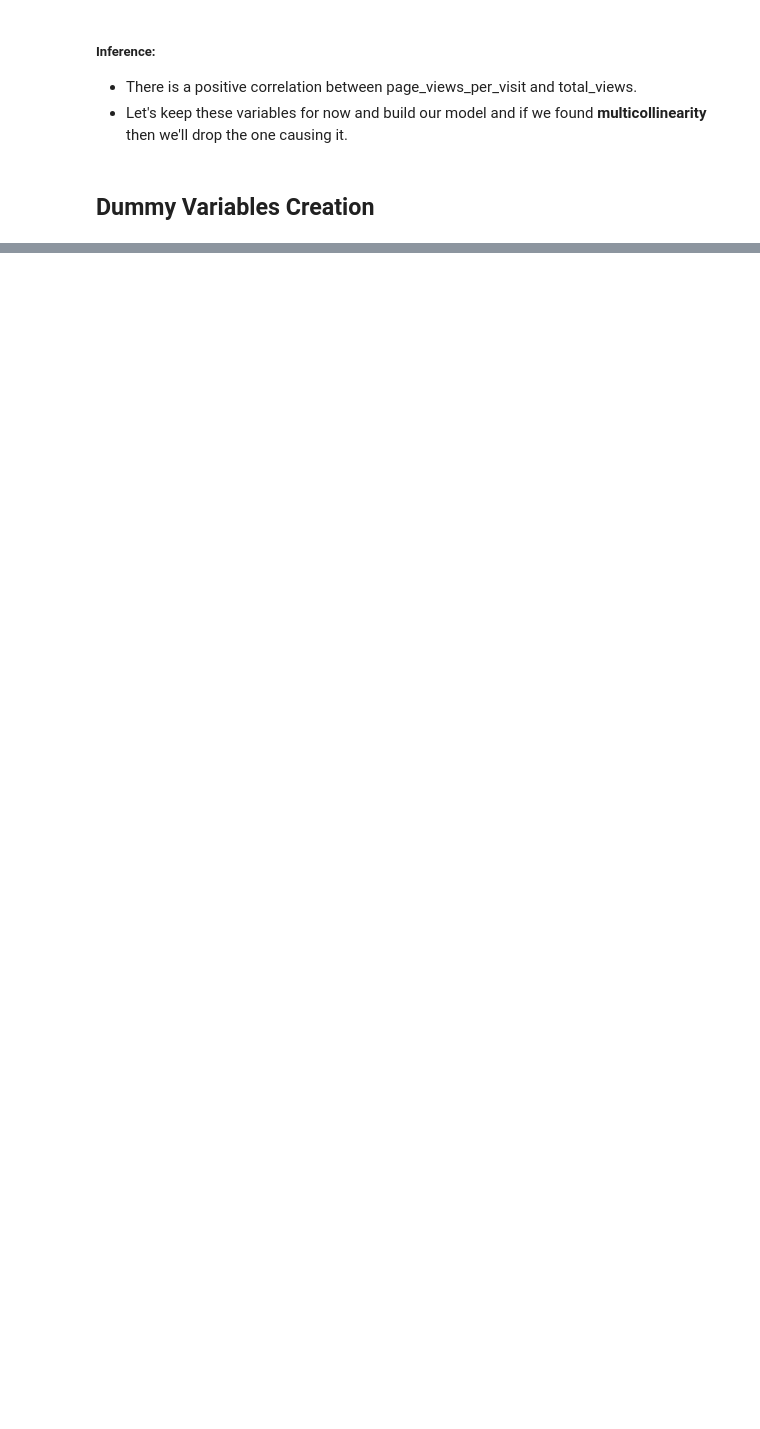
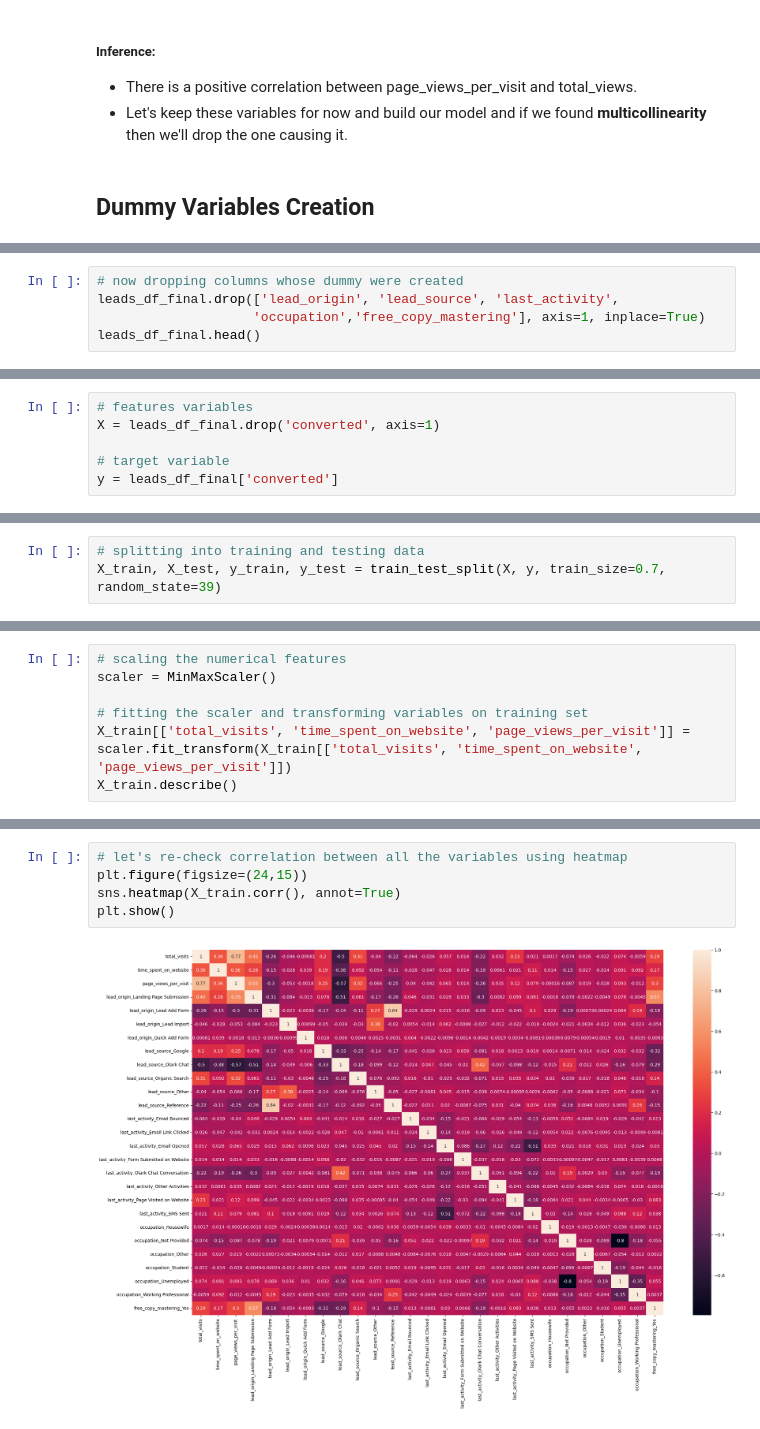
Before and after one commit to parashardevesh/lead_scoring, a Jupyter notebook: Lead_Scoring.ipynb, the cells around one changed output, grey strips where cells are left out. Saved outputs shown, nothing was run; the diff lists cells and outputs as text; blank space fills up the shorter version.

```diff
--- a/Lead_Scoring.ipynb
+++ b/Lead_Scoring.ipynb
@@ -819,0 +852,5 @@ plt.show()
+# %%
+# now dropping columns whose dummy were created
+leads_df_final.drop(['lead_origin', 'lead_source', 'last_activity',
+                    'occupation','free_copy_mastering'], axis=1, inplace=True)
+leads_df_final.head()
@@ -819,0 +871,6 @@ plt.show()
+# %%
+# features variables
+X = leads_df_final.drop('converted', axis=1)
+
+# target variable
+y = leads_df_final['converted']
@@ -819,0 +896,3 @@ plt.show()
+# %%
+# splitting into training and testing data
+X_train, X_test, y_train, y_test = train_test_split(X, y, train_size=0.7, random_state=39)
@@ -819,0 +901,7 @@ plt.show()
+# %%
+# scaling the numerical features
+scaler = MinMaxScaler()
+
+# fitting the scaler and transforming variables on training set
+X_train[['total_visits', 'time_spent_on_website', 'page_views_per_visit']] = scaler.fit_transform(X_train[['total_visits', 'time_spent_on_website', 'page_views_per_visit']])
+X_train.describe()
@@ -819,0 +918,7 @@ plt.show()
+# %%
+# let's re-check correlation between all the variables using heatmap
+plt.figure(figsize=(24,15))
+sns.heatmap(X_train.corr(), annot=True)
+plt.show()
+# %% [output]
+[figure, added]
```
Also changed, not shown: parts of 90 cells of this notebook.
